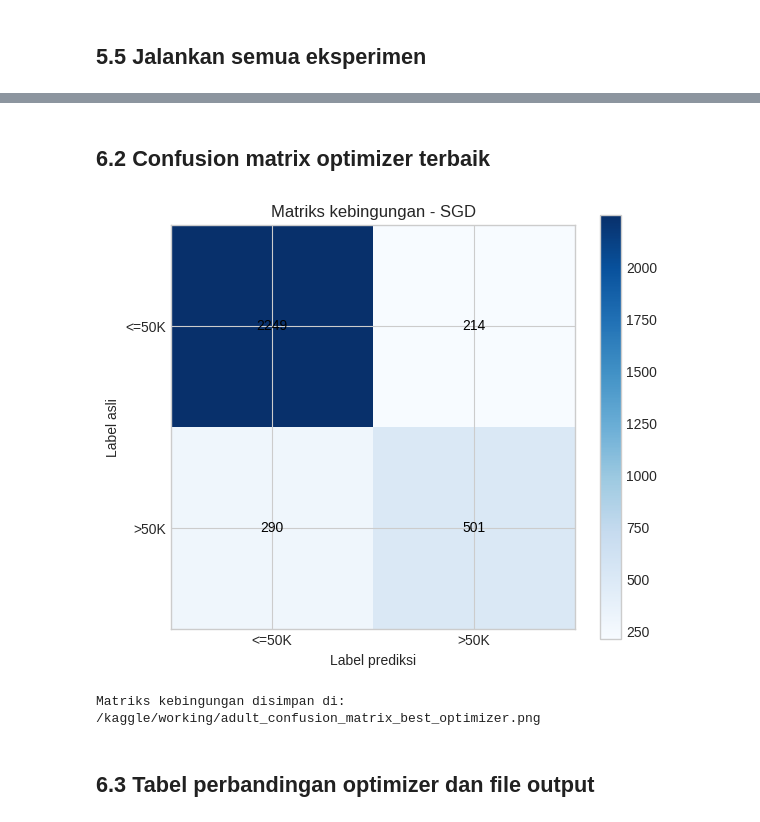
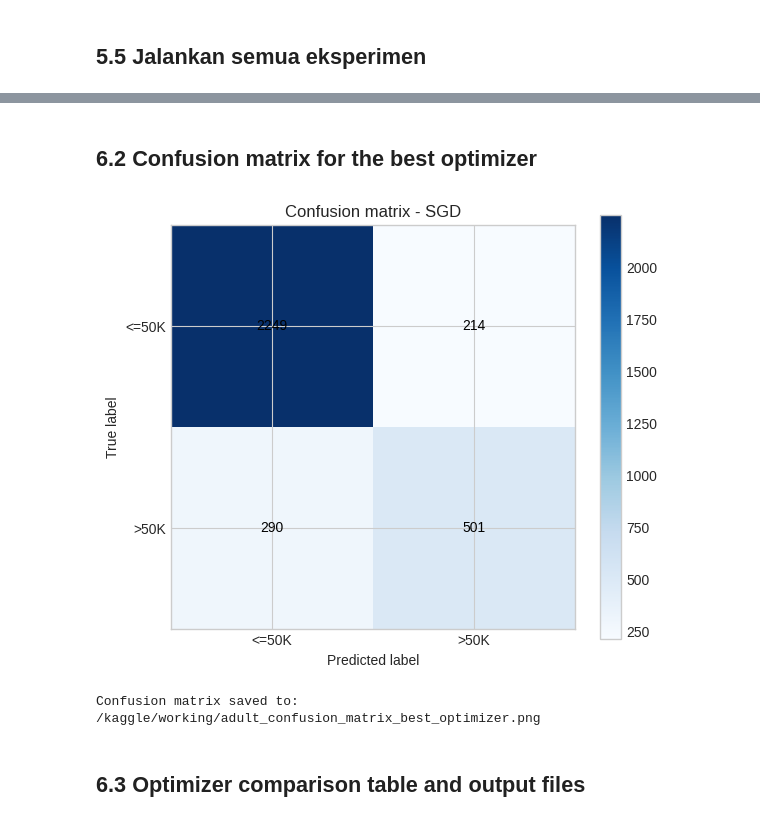
Before and after one commit to avezoor/MachineLearningRepository, a Jupyter notebook: FFNNWithoutHLayersAdultIncome.ipynb, the cells around one changed output, grey strips where cells are left out. Saved outputs shown, nothing was run; the diff lists cells and outputs as text; code cells hidden in the pictures.

Commit message:
Kaggle Notebook | FFNNWithoutHLayersAdultIncome | Version 6

```diff
--- a/FFNNWithoutHLayersAdultIncome.ipynb
+++ b/FFNNWithoutHLayersAdultIncome.ipynb
@@ -749,7 +749,7 @@ def assignVectorToParameters(parameters, vector):
 
 def prepareBatchState(parameters, batchContext):
     if batchContext is None:
-        raise ValueError('batchContext diperlukan untuk optimizer orde-dua atau line search.')
+        raise ValueError('batchContext is required for second-order optimizers or line search.')
 
     xBatch = batchContext['xBatch'].astype(np.float64)
     yBatch = batchContext['yBatch'].astype(np.float64)
@@ -1206,8 +1206,8 @@ def trainOneExperiment(config, xTrain, yTrain, xVal, yVal):
 
         epochLogLine = (
             f"[{config['name']}] epoch {epochIndex:02d}/{config['numEpochs']} "
-            f"loss latih={trainLoss:.4f} akurasi latih={trainMetrics['accuracy']:.4f} f1 latih={trainMetrics['f1Score']:.4f} "
-            f"loss validasi={valLoss:.4f} akurasi validasi={valMetrics['accuracy']:.4f} f1 validasi={valMetrics['f1Score']:.4f} waktu={epochTime:.2f} detik"
+            f"train loss={trainLoss:.4f} train accuracy={trainMetrics['accuracy']:.4f} train f1={trainMetrics['f1Score']:.4f} "
+            f"validation loss={valLoss:.4f} validation accuracy={valMetrics['accuracy']:.4f} validation f1={valMetrics['f1Score']:.4f} time={epochTime:.2f} seconds"
         )
         logLines.append(epochLogLine)
         print(epochLogLine)
@@ -1590,44 +1590,44 @@ Grafik F1 validasi disimpan di: /kaggle/working/adult_validation_f1_curve.png
 # %% [markdown]
-## 6.2 Confusion matrix optimizer terbaik
+## 6.2 Confusion matrix for the best optimizer
 # %%
 def computeConfusionMatrix(trueLabels, predictedLabels):
     trueLabels = trueLabels.reshape(-1)
     predictedLabels = predictedLabels.reshape(-1)
     return np.array([
         [np.sum((trueLabels == 0) & (predictedLabels == 0)), np.sum((trueLabels == 0) & (predictedLabels == 1))],
         [np.sum((trueLabels == 1) & (predictedLabels == 0)), np.sum((trueLabels == 1) & (predictedLabels == 1))],
     ])
 
 
 bestOptimizerName = summaryTable.iloc[0]['Optimizer']
 bestModel = trainedModels[bestOptimizerName]
 testLossBest, testMetricsBest, bestTestPredictions, bestTestProbabilities = evaluateModel(bestModel, xTest, yTest)
 confusionMatrix = computeConfusionMatrix(yTest, bestTestPredictions)
 
 fig, ax = plt.subplots(figsize=(6, 5))
 image = ax.imshow(confusionMatrix, cmap='Blues')
-ax.set_title(f'Matriks kebingungan - {bestOptimizerName}')
-ax.set_xlabel('Label prediksi')
-ax.set_ylabel('Label asli')
+ax.set_title(f'Confusion matrix - {bestOptimizerName}')
+ax.set_xlabel('Predicted label')
+ax.set_ylabel('True label')
 ax.set_xticks([0, 1])
 ax.set_xticklabels(['<=50K', '>50K'])
 ax.set_yticks([0, 1])
 ax.set_yticklabels(['<=50K', '>50K'])
 
 for rowIndex in range(2):
     for colIndex in range(2):
         ax.text(colIndex, rowIndex, int(confusionMatrix[rowIndex, colIndex]), ha='center', va='center', color='black')
 
 plt.colorbar(image, ax=ax)
 plt.tight_layout()
 confusionMatrixImagePath = outputDir / 'adult_confusion_matrix_best_optimizer.png'
 fig.savefig(confusionMatrixImagePath, dpi=200, bbox_inches='tight')
 plt.show()
-print(f'Matriks kebingungan disimpan di: {confusionMatrixImagePath}')
+print(f'Confusion matrix saved to: {confusionMatrixImagePath}')
 # %% [output]
-[figure, old version]
+[figure, new version]
-Matriks kebingungan disimpan di: /kaggle/working/adult_confusion_matrix_best_optimizer.png
+Confusion matrix saved to: /kaggle/working/adult_confusion_matrix_best_optimizer.png
-# %% [markdown]
-## 6.3 Tabel perbandingan optimizer dan file output
+# %% [markdown]
+## 6.3 Optimizer comparison table and output files
 # %%
 binaryMetricTable = pd.DataFrame({
```
Also changed, not shown: parts of 39 cells of this notebook.
